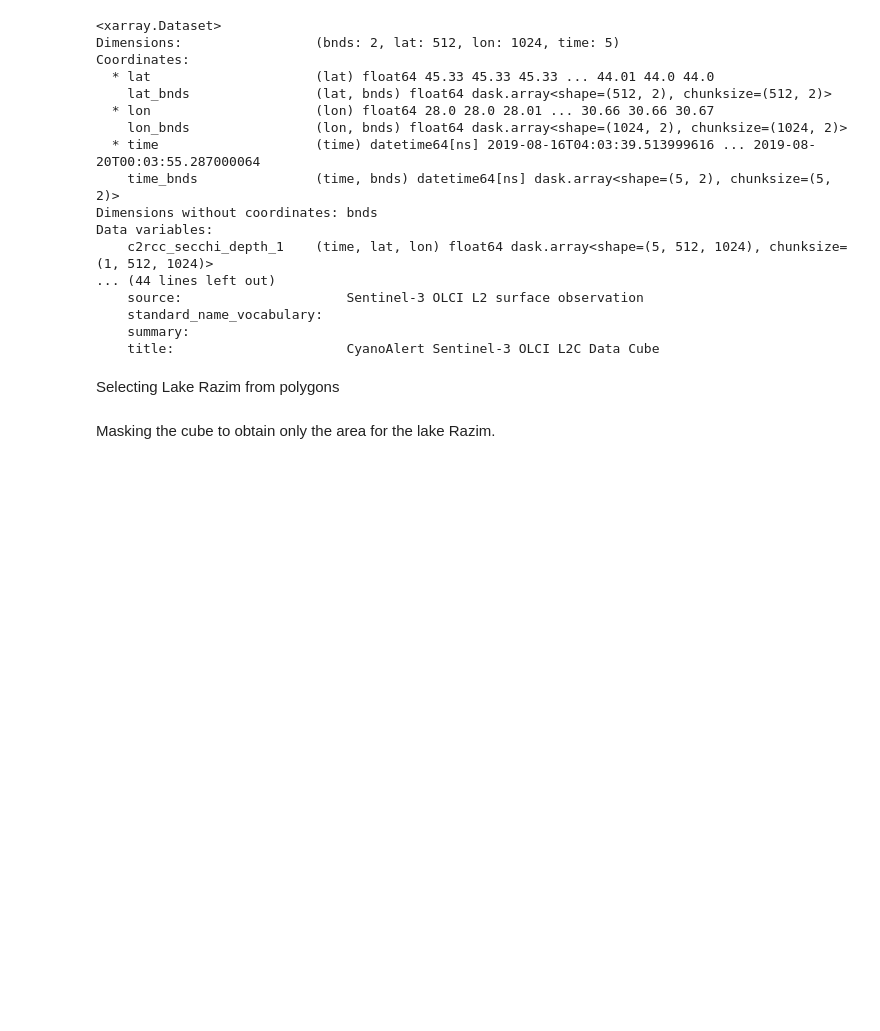
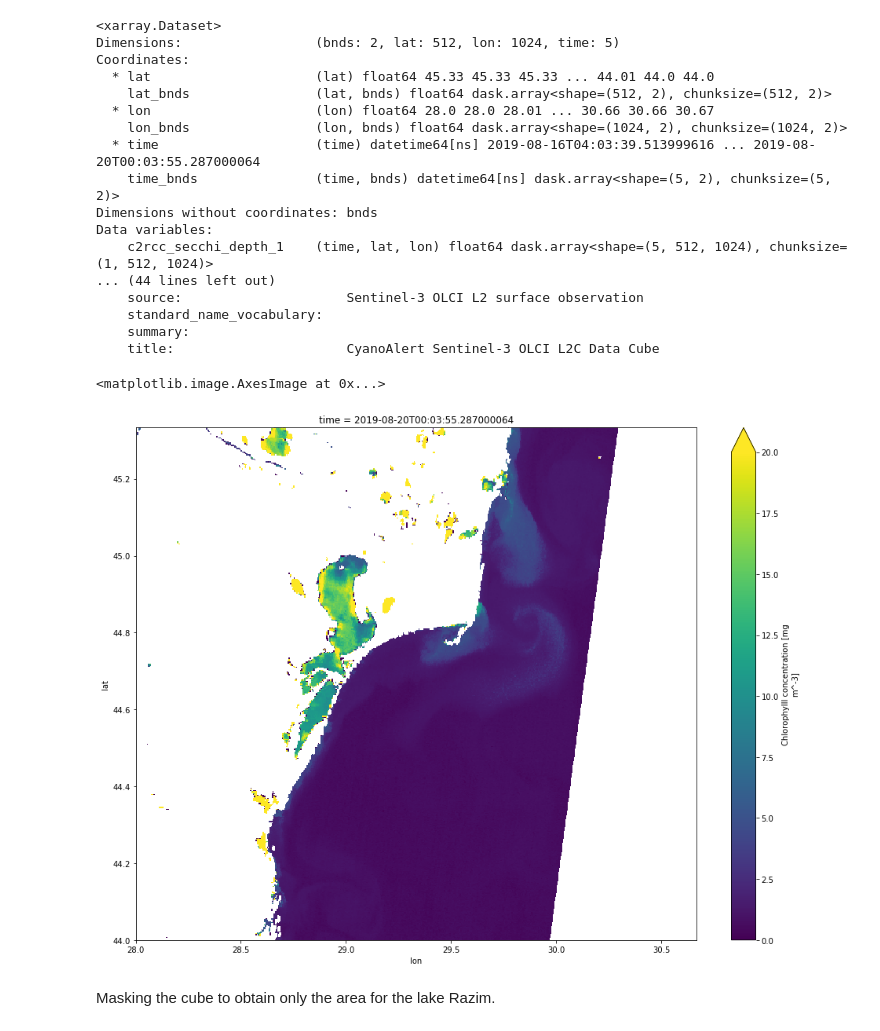
Before and after one commit to CyanoAlert/cyanoalert-regions, a Jupyter notebook: Demo/Demo.ipynb, the cells around one changed output. Drawn from its saved outputs; the diff is of its cells as text; code cells hidden in the pictures; blank space fills up the shorter version.

```diff
--- a/Demo/Demo.ipynb
+++ b/Demo/Demo.ipynb
@@ -24,3 +34,5 @@ IPython.display.GeoJSON(geom)
+# %%
+cube = read_cube('l2c-cyanoalert-olci-dan-Romania_2019-08-06_20.zarr')
 # %% [markdown]
 The cube contains 5 time stamps:
 # %%
@@ -56,5 +68,3 @@ Data variables:
     standard_name_vocabulary:
     summary:
     title:                      CyanoAlert Sentinel-3 OLCI L2C Data Cube
-# %% [markdown]
-Selecting Lake Razim from polygons
@@ -63,3 +71,8 @@ lake_razim = geom['features'][6]
+# %%
+cube.chl_c2rcc.isel(time=4).plot.imshow(vmin=0, vmax=20, cmap='viridis', figsize=(16, 12))
+# %% [output]
+<matplotlib.image.AxesImage at 0x...>
+[figure, added]
 # %% [markdown]
 Masking the cube to obtain only the area for the lake Razim.
 # %%
```
Also changed, not shown: parts of 21 cells of this notebook.
